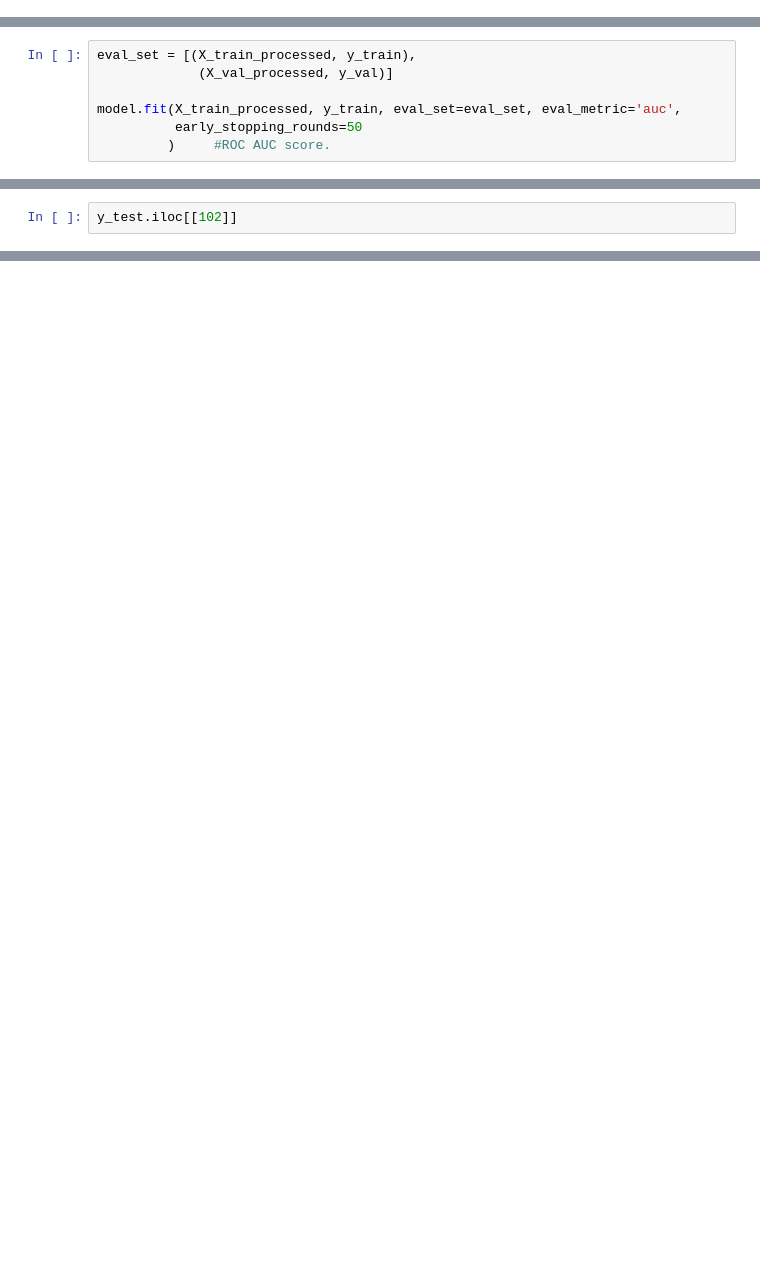
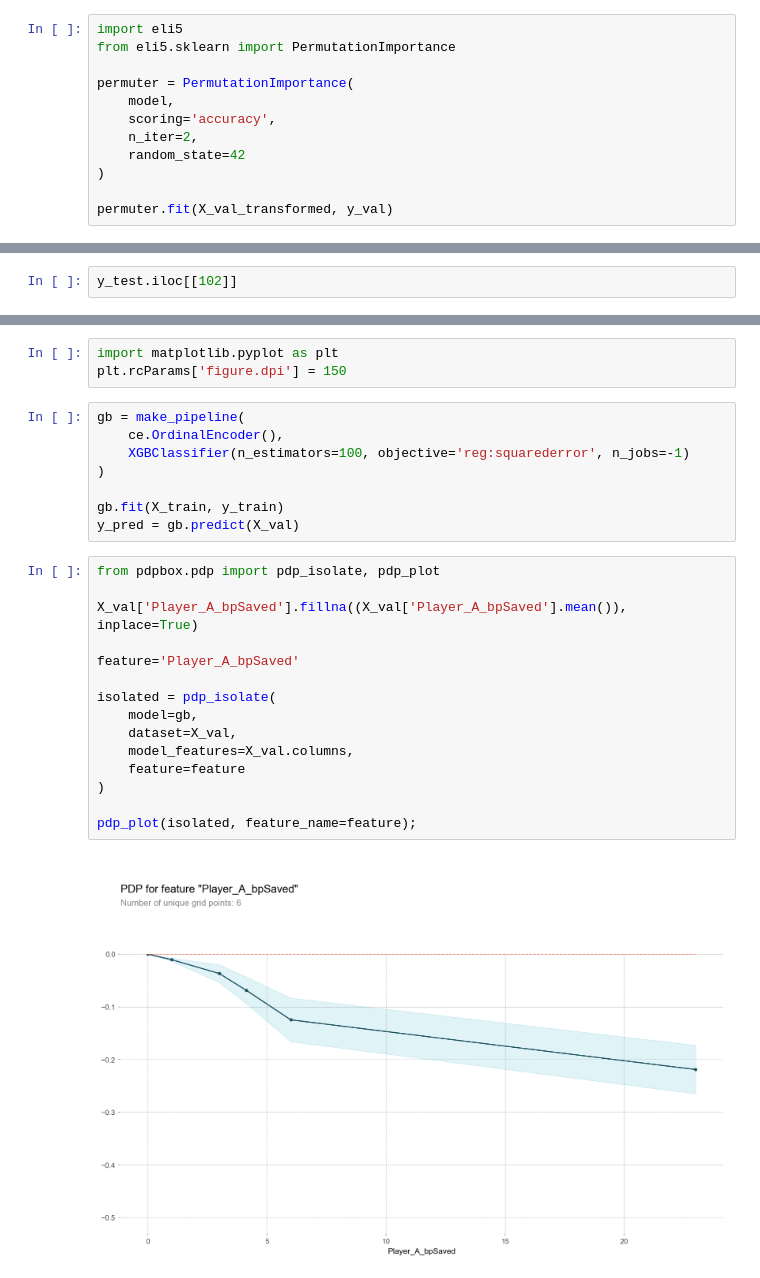
Before and after one commit to AndrewSLowe/tennis-prediction-project, a Jupyter notebook: notebooks/tennis-prediction-project-notebook.ipynb, the cells around one changed output, grey strips where cells are left out. Drawn from its saved outputs; the diff is of its cells as text; blank space fills up the shorter version.

```diff
--- a/notebooks/tennis-prediction-project-notebook.ipynb
+++ b/notebooks/tennis-prediction-project-notebook.ipynb
@@ -135,0 +155,12 @@ print(f'category_encoders=={ce.__version__}')
+# %%
+import eli5
+from eli5.sklearn import PermutationImportance
+
+permuter = PermutationImportance(
+    model,
+    scoring='accuracy',
+    n_iter=2,
+    random_state=42
+)
+
+permuter.fit(X_val_transformed, y_val)
@@ -233,7 +274,0 @@ eli5.show_weights(
-# %%
-eval_set = [(X_train_processed, y_train),
-             (X_val_processed, y_val)]
-
-model.fit(X_train_processed, y_train, eval_set=eval_set, eval_metric='auc',
-          early_stopping_rounds=50
-         )     #ROC AUC score.
@@ -285,0 +404,28 @@ pdp_plot(isolated, feature_name=feature);
+# %%
+import matplotlib.pyplot as plt
+plt.rcParams['figure.dpi'] = 150
+# %%
+gb = make_pipeline(
+    ce.OrdinalEncoder(),
+    XGBClassifier(n_estimators=100, objective='reg:squarederror', n_jobs=-1)
+)
+
+gb.fit(X_train, y_train)
+y_pred = gb.predict(X_val)
+# %%
+from pdpbox.pdp import pdp_isolate, pdp_plot
+
+X_val['Player_A_bpSaved'].fillna((X_val['Player_A_bpSaved'].mean()), inplace=True)
+
+feature='Player_A_bpSaved'
+
+isolated = pdp_isolate(
+    model=gb,
+    dataset=X_val,
+    model_features=X_val.columns,
+    feature=feature
+)
+
+pdp_plot(isolated, feature_name=feature);
+# %% [output]
+[figure, added]
```
Also changed, not shown: parts of 29 cells of this notebook, 5 other files.
